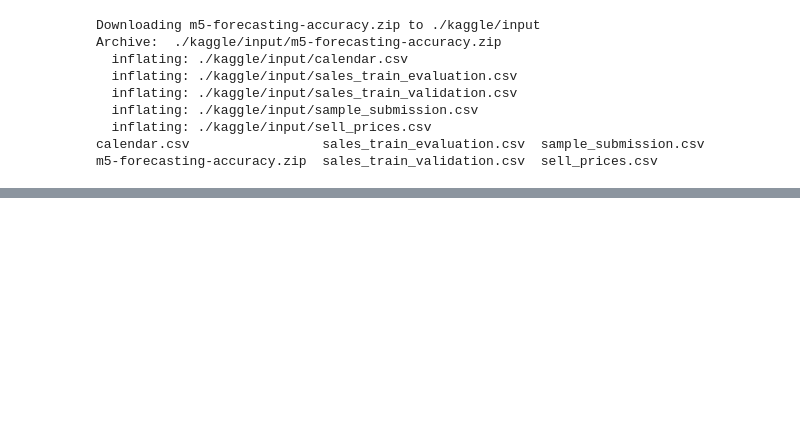
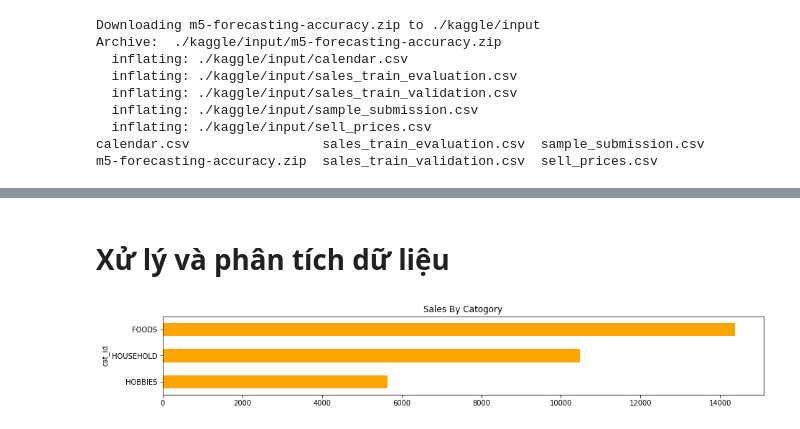
Before and after one commit to khanh22mse23057/python4engineer-assignments, a Jupyter notebook: Assignments3_M5_Forecasting_with_LSTM_and_LightGBM.ipynb, the cells around one changed output, grey strips where cells are left out. Drawn from its saved outputs; the diff is of its cells as text; code cells hidden in the pictures; blank space fills up the shorter version.

```diff
--- a/Assignments3_M5_Forecasting_with_LSTM_and_LightGBM.ipynb
+++ b/Assignments3_M5_Forecasting_with_LSTM_and_LightGBM.ipynb
@@ -50,0 +120,14 @@ m5-forecasting-accuracy.zip  sales_train_validation.csv  sell_prices.csv
+# %%
+# Đọc dữ liệu từ file csv vào data frame
+calender = pd.read_csv('/content/kaggle/input/calendar.csv')
+train_sales = pd.read_csv('/content/kaggle/input/sales_train_evaluation.csv')
+df_val = pd.read_csv('/content/kaggle/input/sales_train_validation.csv')
+sell_prices = pd.read_csv('/content/kaggle/input/sell_prices.csv')
+
+# check data completely
+print('-----------------------------train_sales--------------------------------------')
+train_sales.info()
+print('-----------------------------calender--------------------------------------')
+calender.info()
+print('-----------------------------sell_prices--------------------------------------')
+sell_prices.info()
@@ -50,0 +466,8 @@ m5-forecasting-accuracy.zip  sales_train_validation.csv  sell_prices.csv
+# %% [markdown]
+# Xử lý và phân tích dữ liệu
+# %%
+#Sales Catogery
+df_val.groupby('cat_id').count()['id'].sort_values().plot(kind='barh',figsize=(15,2), title='Sales By Catogory',width=0.5,color='orange')
+plt.show()
+# %% [output]
+[figure, added]
```
Also changed, not shown: parts of 61 cells of this notebook.
